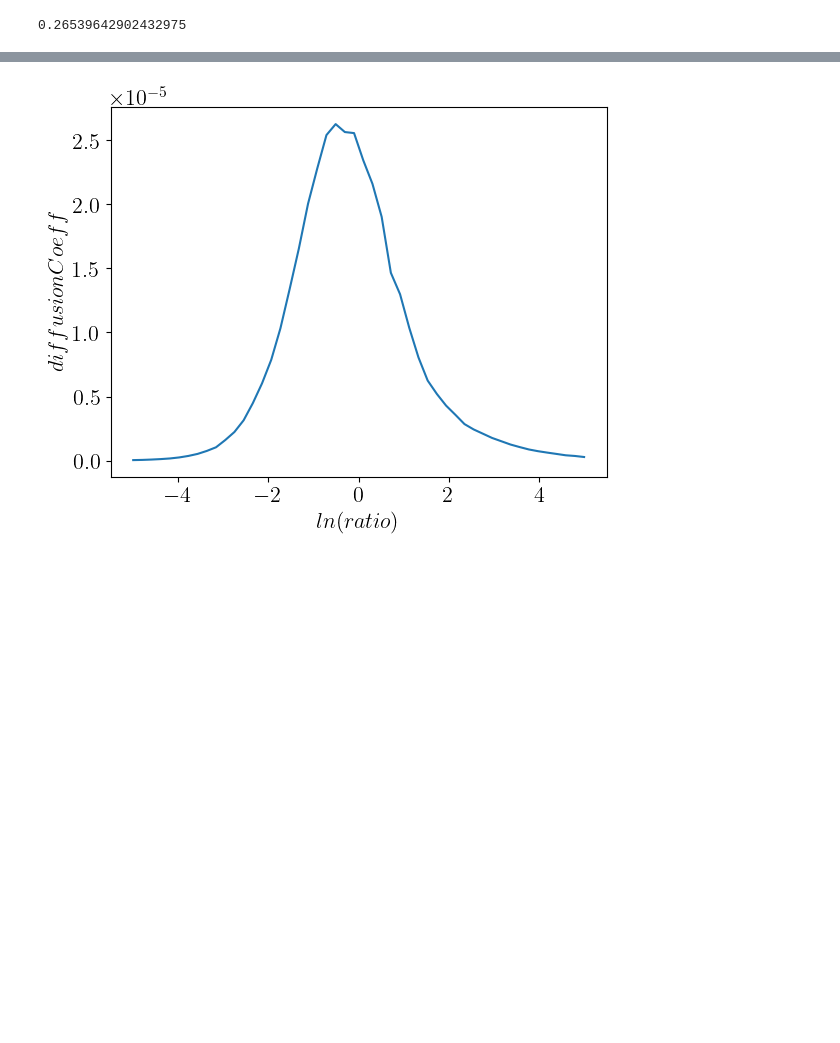
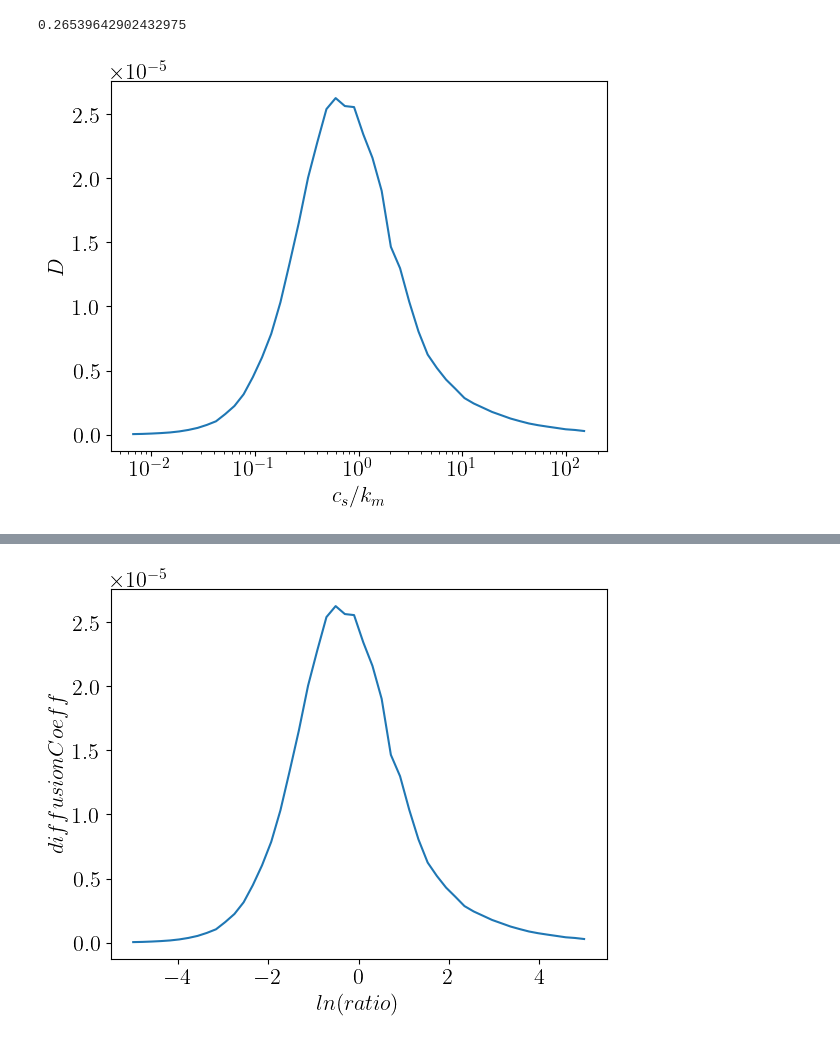
Before and after one commit to alireza-astane/starSwimmer3D, a Jupyter notebook: swimmerProject/phase5.ipynb, the cells around one changed output, grey strips where cells are left out. Cells and saved outputs as stored; diff of their text form; code cells hidden in the pictures; blank space fills up the shorter version.

```diff
--- a/swimmerProject/phase5.ipynb
+++ b/swimmerProject/phase5.ipynb
@@ -515,4 +513,11 @@ np.max(diffs2 )
 ratios[np.argmax(diffs2)]
 # %% [output]
 0.26539642902432975
+# %%
+plt.semilogx(ratios,diffs2/6*ratios )
+plt.xlabel("$c_s/k_m$")
+plt.ylabel("$D$")
+plt.savefig("5_1.png")
+# %% [output]
+[figure, added]
 # %%
```
Also changed, not shown: parts of 9 cells of this notebook, 41 other files.
